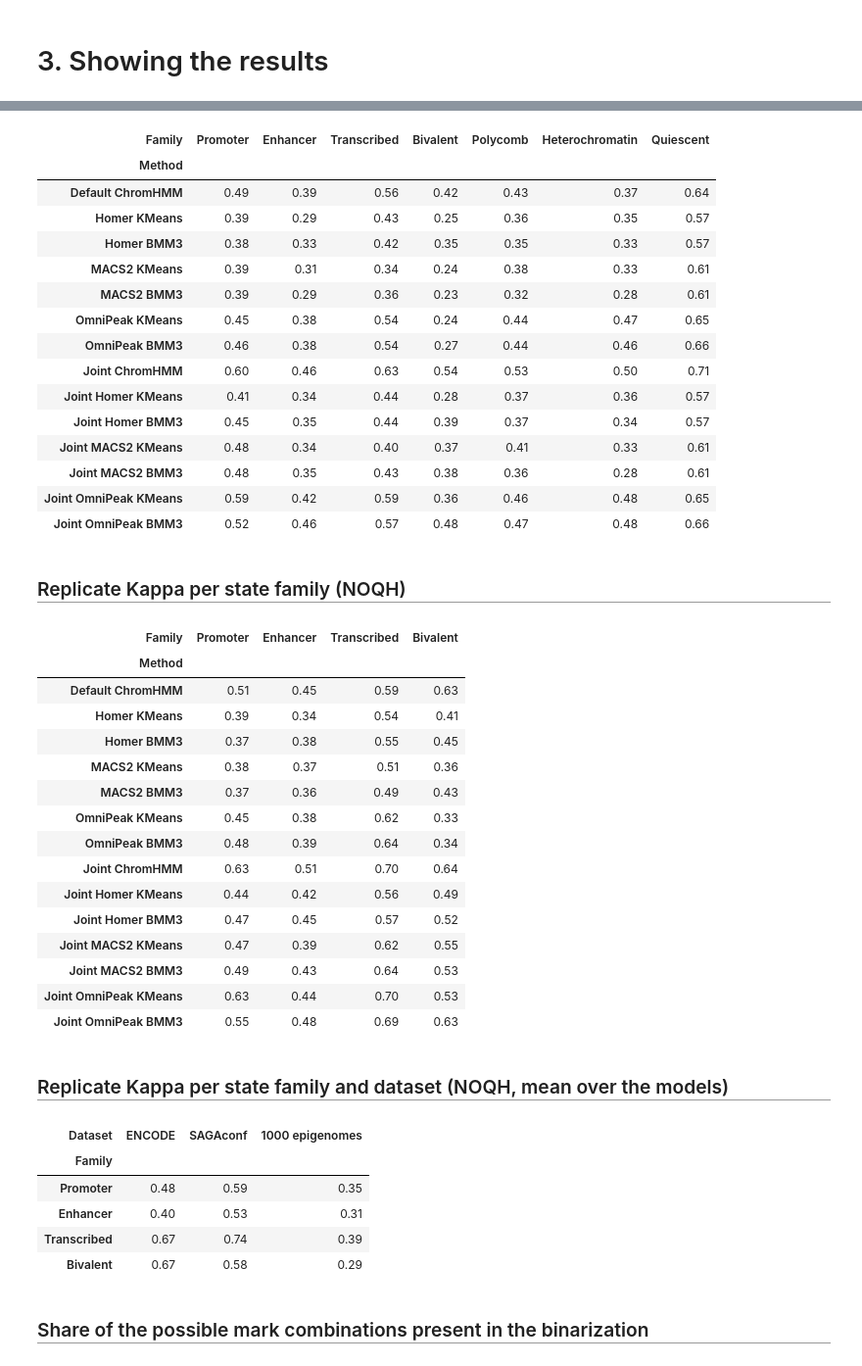
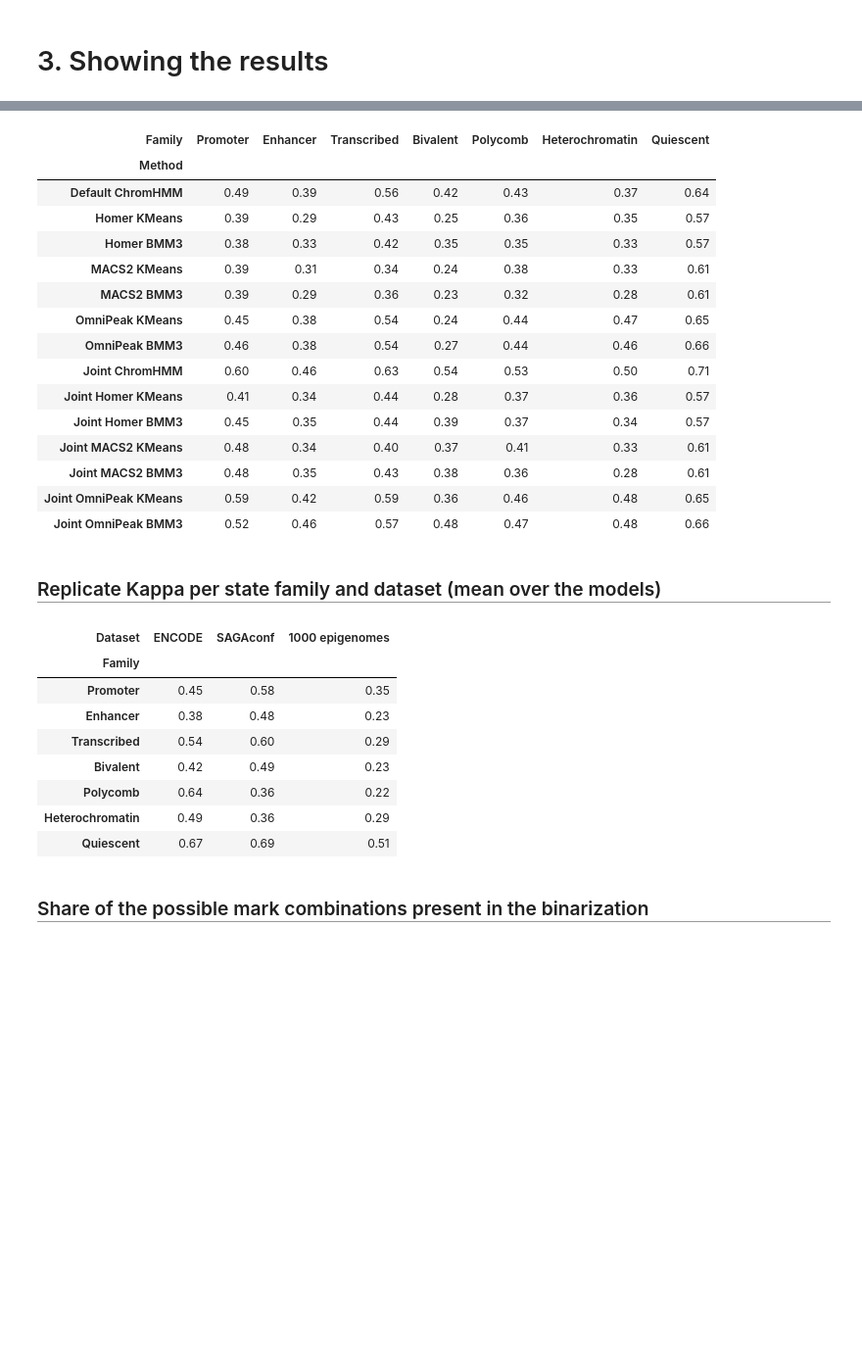
Before and after one commit to olegs/omni-chromhmm, a Jupyter notebook: summary.ipynb, the cells around one changed output, grey strips where cells are left out. Shown at 98% size. Cells and saved outputs as stored; diff of their text form; code cells hidden in the pictures; blank space fills up the shorter version.

```diff
--- a/summary.ipynb
+++ b/summary.ipynb
@@ -3528,16 +3287,14 @@ Joint models summary ranks
 # %%
-for domain in SUMMARY_DOMAINS:
-    header(f"Replicate {KAPPA_DISPLAY} per state family "
-           f"({utils.domain_display(domain)})")
-    table = family_table(df_rep_families, domain, KAPPA_DISPLAY)
-    display(table.rename(index=utils.display_name).round(2))
+header(f"Replicate {KAPPA_DISPLAY} per state family")
+display(family_table(df_rep_families, KAPPA_DISPLAY)
+        .rename(index=utils.display_name).round(2))
 
 header(f"Replicate {KAPPA_DISPLAY} per state family and dataset "
-       f"({NOQH_DISPLAY}, mean over the models)")
-display(df_rep_families[(df_rep_families["Domain"] == NOQH)
-                        & (df_rep_families["Metric"] == KAPPA_DISPLAY)]
+       f"(mean over the models)")
+display(df_rep_families[df_rep_families["Metric"] == KAPPA_DISPLAY]
         .pivot_table(index="Family", columns="Dataset", values="Value",
                      aggfunc="mean", observed=True)
-        .reindex(index=FAMILY_DOMAINS[NOQH])
+        .reindex(index=[f for f in STATE_FAMILIES
+                        if f in set(df_rep_families["Family"])])
         .rename(columns=DATASET_NAMES).round(2))
 # %% [output]
@@ -3545,43 +3302,29 @@ Replicate Kappa per state family (FULL)
 | Family | Promoter | Enhancer | Transcribed | Bivalent | Polycomb | Heterochromatin | Quiescent |
 | Method |  |  |  |  |  |  |  |
 | Default ChromHMM | 0.49 | 0.39 | 0.56 | 0.42 | 0.43 | 0.37 | 0.64 |
 | Homer KMeans | 0.39 | 0.29 | 0.43 | 0.25 | 0.36 | 0.35 | 0.57 |
 | Homer BMM3 | 0.38 | 0.33 | 0.42 | 0.35 | 0.35 | 0.33 | 0.57 |
 | MACS2 KMeans | 0.39 | 0.31 | 0.34 | 0.24 | 0.38 | 0.33 | 0.61 |
 | MACS2 BMM3 | 0.39 | 0.29 | 0.36 | 0.23 | 0.32 | 0.28 | 0.61 |
 | OmniPeak KMeans | 0.45 | 0.38 | 0.54 | 0.24 | 0.44 | 0.47 | 0.65 |
 | OmniPeak BMM3 | 0.46 | 0.38 | 0.54 | 0.27 | 0.44 | 0.46 | 0.66 |
 | Joint ChromHMM | 0.60 | 0.46 | 0.63 | 0.54 | 0.53 | 0.50 | 0.71 |
 | Joint Homer KMeans | 0.41 | 0.34 | 0.44 | 0.28 | 0.37 | 0.36 | 0.57 |
 | Joint Homer BMM3 | 0.45 | 0.35 | 0.44 | 0.39 | 0.37 | 0.34 | 0.57 |
 | Joint MACS2 KMeans | 0.48 | 0.34 | 0.40 | 0.37 | 0.41 | 0.33 | 0.61 |
 | Joint MACS2 BMM3 | 0.48 | 0.35 | 0.43 | 0.38 | 0.36 | 0.28 | 0.61 |
 | Joint OmniPeak KMeans | 0.59 | 0.42 | 0.59 | 0.36 | 0.46 | 0.48 | 0.65 |
 | Joint OmniPeak BMM3 | 0.52 | 0.46 | 0.57 | 0.48 | 0.47 | 0.48 | 0.66 |
-Replicate Kappa per state family (NOQH)
+Replicate Kappa per state family and dataset (mean over the models)
-| Family | Promoter | Enhancer | Transcribed | Bivalent |
-| Method |  |  |  |  |
-| Default ChromHMM | 0.51 | 0.45 | 0.59 | 0.63 |
-| Homer KMeans | 0.39 | 0.34 | 0.54 | 0.41 |
-| Homer BMM3 | 0.37 | 0.38 | 0.55 | 0.45 |
-| MACS2 KMeans | 0.38 | 0.37 | 0.51 | 0.36 |
-| MACS2 BMM3 | 0.37 | 0.36 | 0.49 | 0.43 |
-| OmniPeak KMeans | 0.45 | 0.38 | 0.62 | 0.33 |
-| OmniPeak BMM3 | 0.48 | 0.39 | 0.64 | 0.34 |
-| Joint ChromHMM | 0.63 | 0.51 | 0.70 | 0.64 |
-| Joint Homer KMeans | 0.44 | 0.42 | 0.56 | 0.49 |
-| Joint Homer BMM3 | 0.47 | 0.45 | 0.57 | 0.52 |
-| Joint MACS2 KMeans | 0.47 | 0.39 | 0.62 | 0.55 |
-| Joint MACS2 BMM3 | 0.49 | 0.43 | 0.64 | 0.53 |
-| Joint OmniPeak KMeans | 0.63 | 0.44 | 0.70 | 0.53 |
-| Joint OmniPeak BMM3 | 0.55 | 0.48 | 0.69 | 0.63 |
+| Dataset | ENCODE | SAGAconf | 1000 epigenomes |
+| Family |  |  |  |
+| Promoter | 0.45 | 0.58 | 0.35 |
+| Enhancer | 0.38 | 0.48 | 0.23 |
+| Transcribed | 0.54 | 0.60 | 0.29 |
+| Bivalent | 0.42 | 0.49 | 0.23 |
+| Polycomb | 0.64 | 0.36 | 0.22 |
+| Heterochromatin | 0.49 | 0.36 | 0.29 |
+| Quiescent | 0.67 | 0.69 | 0.51 |
-Replicate Kappa per state family and dataset (NOQH, mean over the models)
-| Dataset | ENCODE | SAGAconf | 1000 epigenomes |
-| Family |  |  |  |
-| Promoter | 0.48 | 0.59 | 0.35 |
-| Enhancer | 0.40 | 0.53 | 0.31 |
-| Transcribed | 0.67 | 0.74 | 0.39 |
-| Bivalent | 0.67 | 0.58 | 0.29 |
 # %%
 header("Share of the possible mark combinations present in the binarization")
 display(combination_usage(df_mark_combinations)
```
Also changed, not shown: parts of 15 cells of this notebook, 14 other files.
